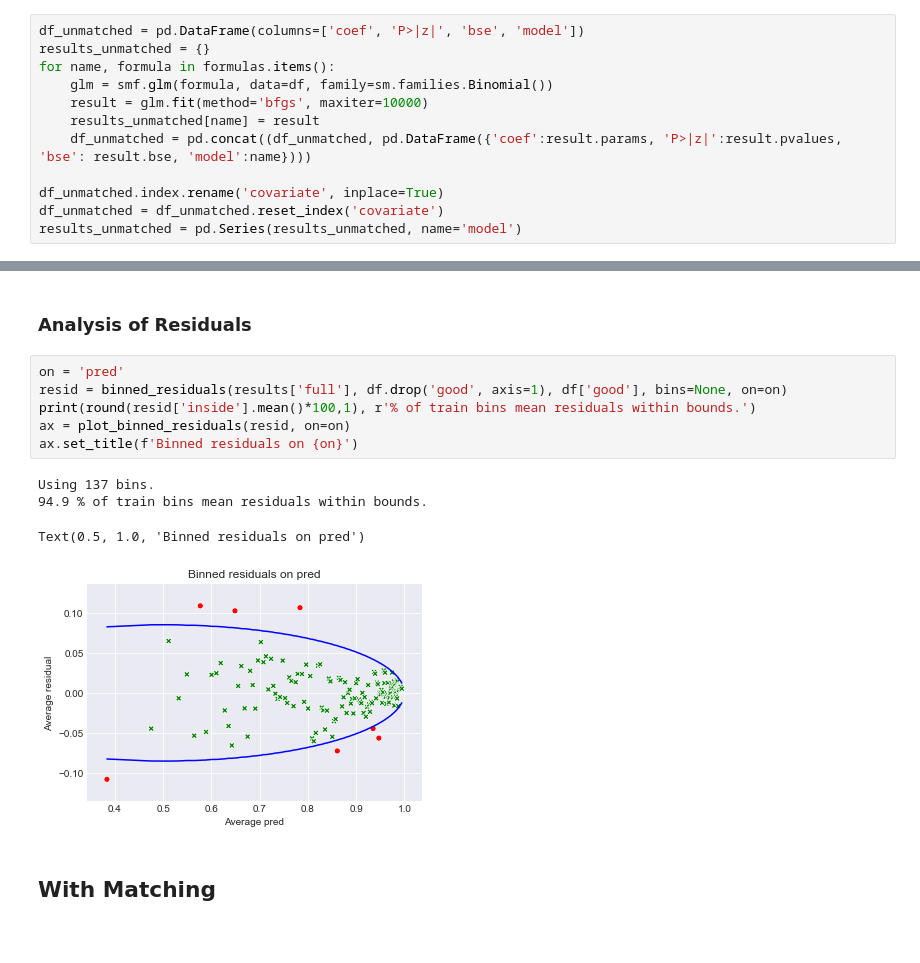
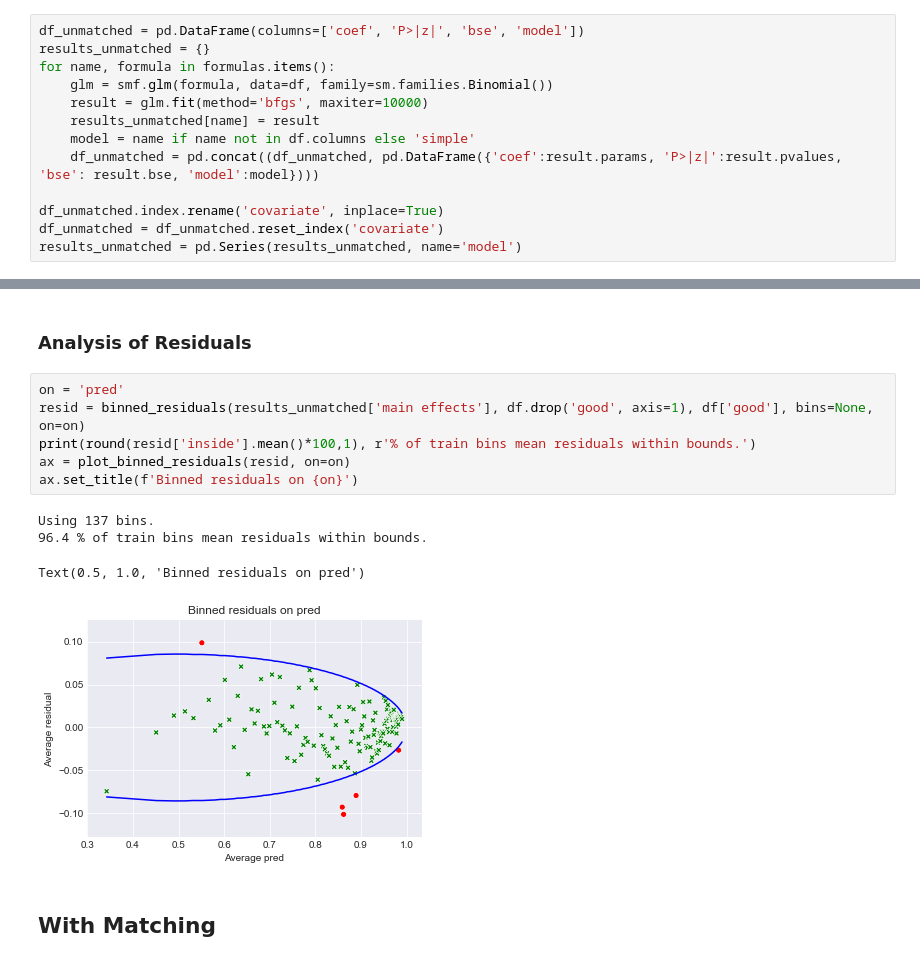
Before and after one commit to lewisbails/nfl-project, a Jupyter notebook: notebooks/field_goals.ipynb, the cells around one changed output, grey strips where cells are left out. Drawn from its saved outputs; the diff is of its cells as text.

```diff
--- a/notebooks/field_goals.ipynb
+++ b/notebooks/field_goals.ipynb
@@ -180,7 +156,8 @@ for name, formula in formulas.items():
     glm = smf.glm(formula, data=df, family=sm.families.Binomial())
     result = glm.fit(method='bfgs', maxiter=10000)
     results_unmatched[name] = result
-    df_unmatched = pd.concat((df_unmatched, pd.DataFrame({'coef':result.params, 'P>|z|':result.pvalues, 'bse': result.bse, 'model':name})))
+    model = name if name not in df.columns else 'simple'
+    df_unmatched = pd.concat((df_unmatched, pd.DataFrame({'coef':result.params, 'P>|z|':result.pvalues, 'bse': result.bse, 'model':model})))
 
 df_unmatched.index.rename('covariate', inplace=True)
 df_unmatched = df_unmatched.reset_index('covariate')
@@ -335,15 +359,15 @@ plt.show()
 ### Analysis of Residuals
 # %%
 on = 'pred'
-resid = binned_residuals(results['full'], df.drop('good', axis=1), df['good'], bins=None, on=on)
+resid = binned_residuals(results_unmatched['main effects'], df.drop('good', axis=1), df['good'], bins=None, on=on)
 print(round(resid['inside'].mean()*100,1), r'% of train bins mean residuals within bounds.')
 ax = plot_binned_residuals(resid, on=on)
 ax.set_title(f'Binned residuals on {on}')
 # %% [output]
 Using 137 bins.
-94.9 % of train bins mean residuals within bounds.
+96.4 % of train bins mean residuals within bounds.
 Text(0.5, 1.0, 'Binned residuals on pred')
-[figure, old version]
+[figure, new version]
 # %% [markdown]
 ## With Matching
 # %% [markdown]
```
Also changed, not shown: parts of 50 cells of this notebook, 21 other files.
